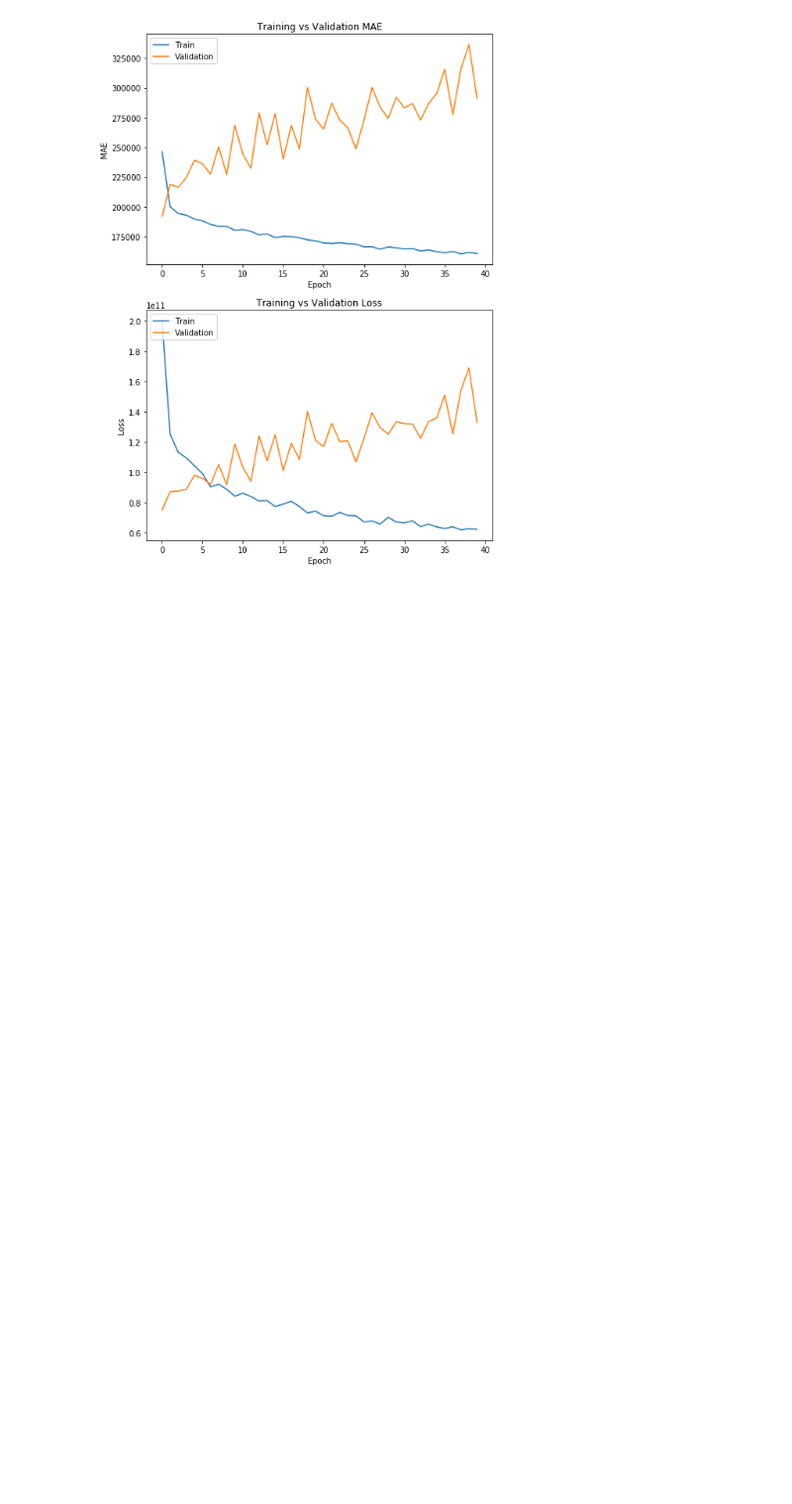
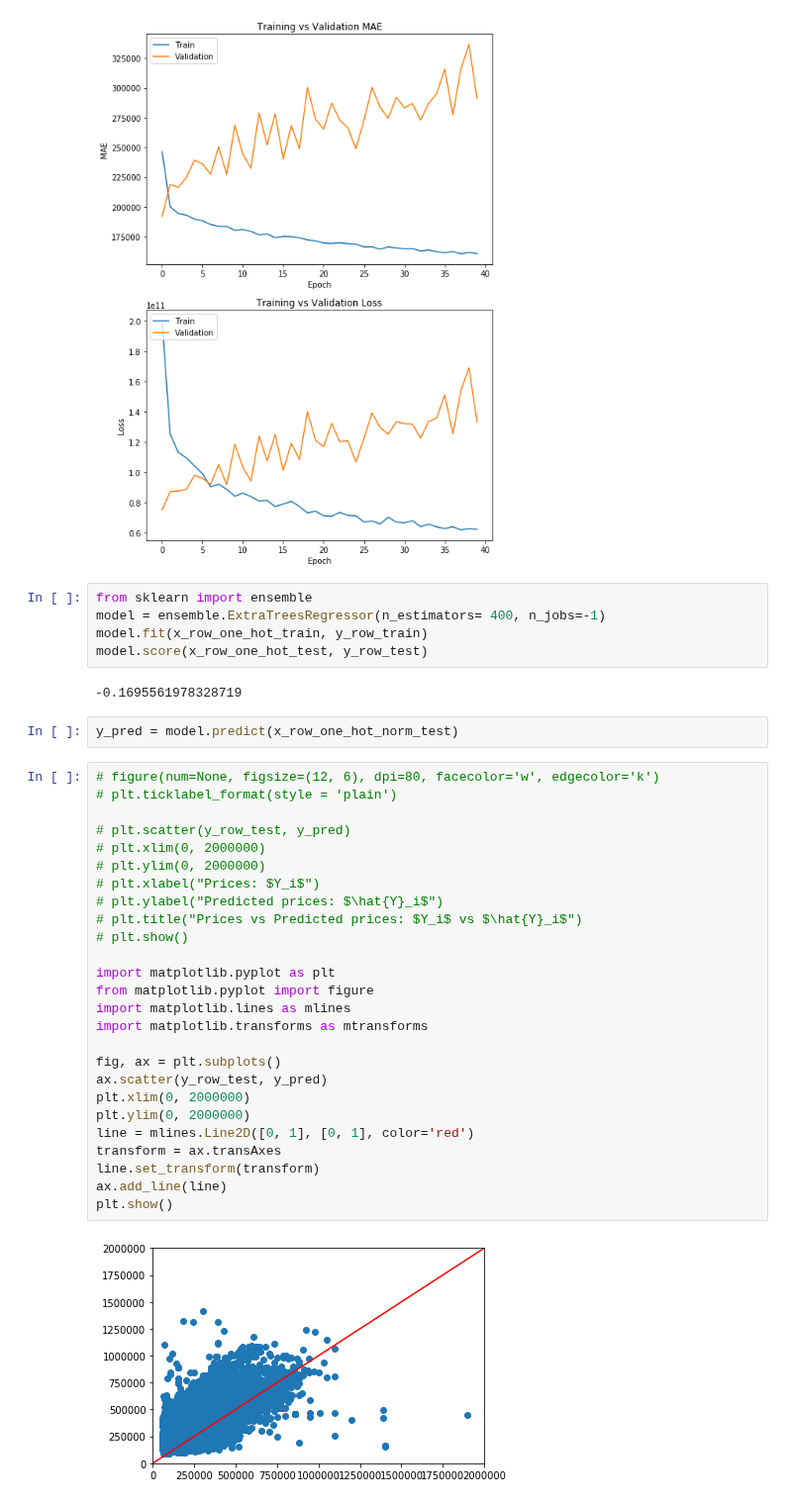
Before and after one commit to rickardsjp/DC_Housing_Tongji, a Jupyter notebook: DC_Housing_Notebook.ipynb, the cells around one changed output. Shown at 99% size. Cells and saved outputs as stored; diff of their text form; blank space fills up the shorter version.

```diff
--- a/DC_Housing_Notebook.ipynb
+++ b/DC_Housing_Notebook.ipynb
@@ -693,3 +695,40 @@ def plot_hist(h, xsize=6, ysize=10):
 plot_hist(history.history, xsize=8, ysize=12)
 # %% [output]
 [figure]
+# %%
+from sklearn import ensemble
+model = ensemble.ExtraTreesRegressor(n_estimators= 400, n_jobs=-1)
+model.fit(x_row_one_hot_train, y_row_train)
+model.score(x_row_one_hot_test, y_row_test)
+# %% [output]
+-0.1695561978328719
+# %%
+y_pred = model.predict(x_row_one_hot_norm_test)
+# %%
+# figure(num=None, figsize=(12, 6), dpi=80, facecolor='w', edgecolor='k')
+# plt.ticklabel_format(style = 'plain')
+
+# plt.scatter(y_row_test, y_pred)
+# plt.xlim(0, 2000000)
+# plt.ylim(0, 2000000)
+# plt.xlabel("Prices: $Y_i$")
+# plt.ylabel("Predicted prices: $\hat{Y}_i$")
+# plt.title("Prices vs Predicted prices: $Y_i$ vs $\hat{Y}_i$")
+# plt.show()
+
+import matplotlib.pyplot as plt
+from matplotlib.pyplot import figure
+import matplotlib.lines as mlines
+import matplotlib.transforms as mtransforms
+
+fig, ax = plt.subplots()
+ax.scatter(y_row_test, y_pred)
+plt.xlim(0, 2000000)
+plt.ylim(0, 2000000)
+line = mlines.Line2D([0, 1], [0, 1], color='red')
+transform = ax.transAxes
+line.set_transform(transform)
+ax.add_line(line)
+plt.show()
+# %% [output]
+[figure, added]
```
Also changed, not shown: parts of 4 cells of this notebook, 2 other files.
